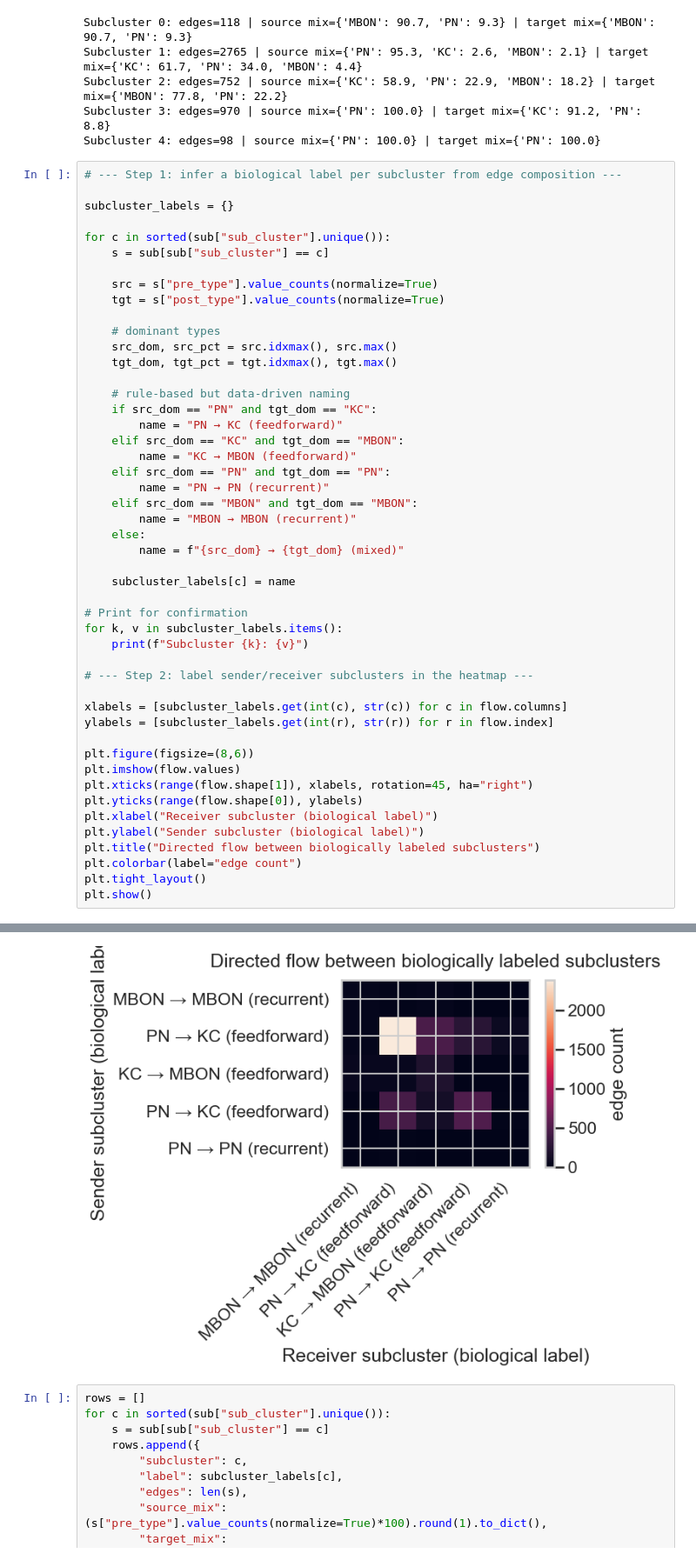
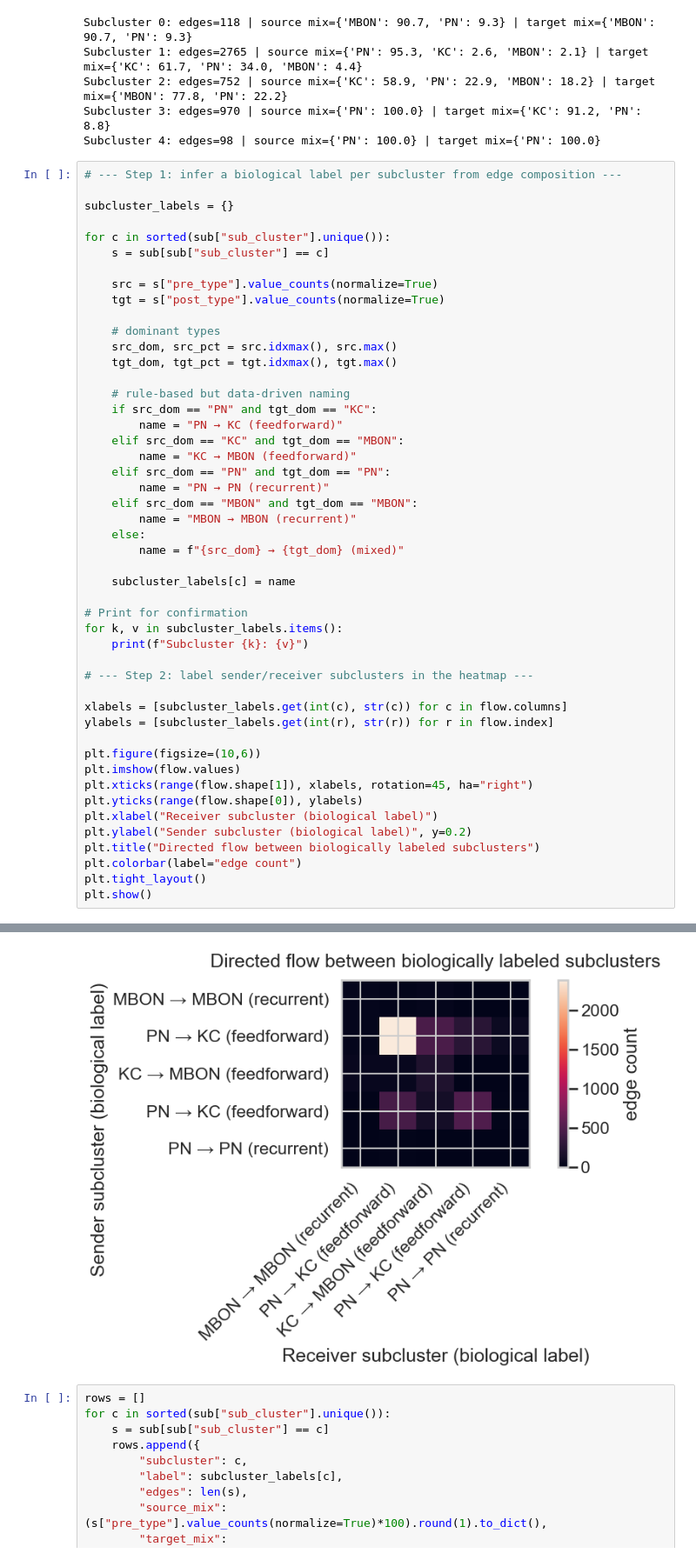
Before and after one commit to Banu-ozdeveci/flywire-connectome-analysis, a Jupyter notebook: notebooks/s_test_fly_bimodularity.ipynb, the cells around one changed output, grey strips where cells are left out. Shown at 87% size. Cells and saved outputs as stored; diff of their text form.

Commit message:
more graphs

```diff
--- a/notebooks/s_test_fly_bimodularity.ipynb
+++ b/notebooks/s_test_fly_bimodularity.ipynb
@@ -979,36 +979,36 @@ for c in sorted(sub["sub_cluster"].unique()):
     elif src_dom == "MBON" and tgt_dom == "MBON":
         name = "MBON → MBON (recurrent)"
     else:
         name = f"{src_dom} → {tgt_dom} (mixed)"
 
     subcluster_labels[c] = name
 
 # Print for confirmation
 for k, v in subcluster_labels.items():
     print(f"Subcluster {k}: {v}")
 
 # --- Step 2: label sender/receiver subclusters in the heatmap ---
 
 xlabels = [subcluster_labels.get(int(c), str(c)) for c in flow.columns]
 ylabels = [subcluster_labels.get(int(r), str(r)) for r in flow.index]
 
-plt.figure(figsize=(8,6))
+plt.figure(figsize=(10,6))
 plt.imshow(flow.values)
 plt.xticks(range(flow.shape[1]), xlabels, rotation=45, ha="right")
 plt.yticks(range(flow.shape[0]), ylabels)
 plt.xlabel("Receiver subcluster (biological label)")
-plt.ylabel("Sender subcluster (biological label)")
+plt.ylabel("Sender subcluster (biological label)", y=0.2)
 plt.title("Directed flow between biologically labeled subclusters")
 plt.colorbar(label="edge count")
 plt.tight_layout()
 plt.show()
 # %% [output]
 Subcluster 0: MBON → MBON (recurrent)
 Subcluster 1: PN → KC (feedforward)
 Subcluster 2: KC → MBON (feedforward)
 Subcluster 3: PN → KC (feedforward)
 Subcluster 4: PN → PN (recurrent)
-[figure, old version]
+[figure, new version]
 # %%
 rows = []
 for c in sorted(sub["sub_cluster"].unique()):
```
Also changed, not shown: parts of 5 cells of this notebook.
